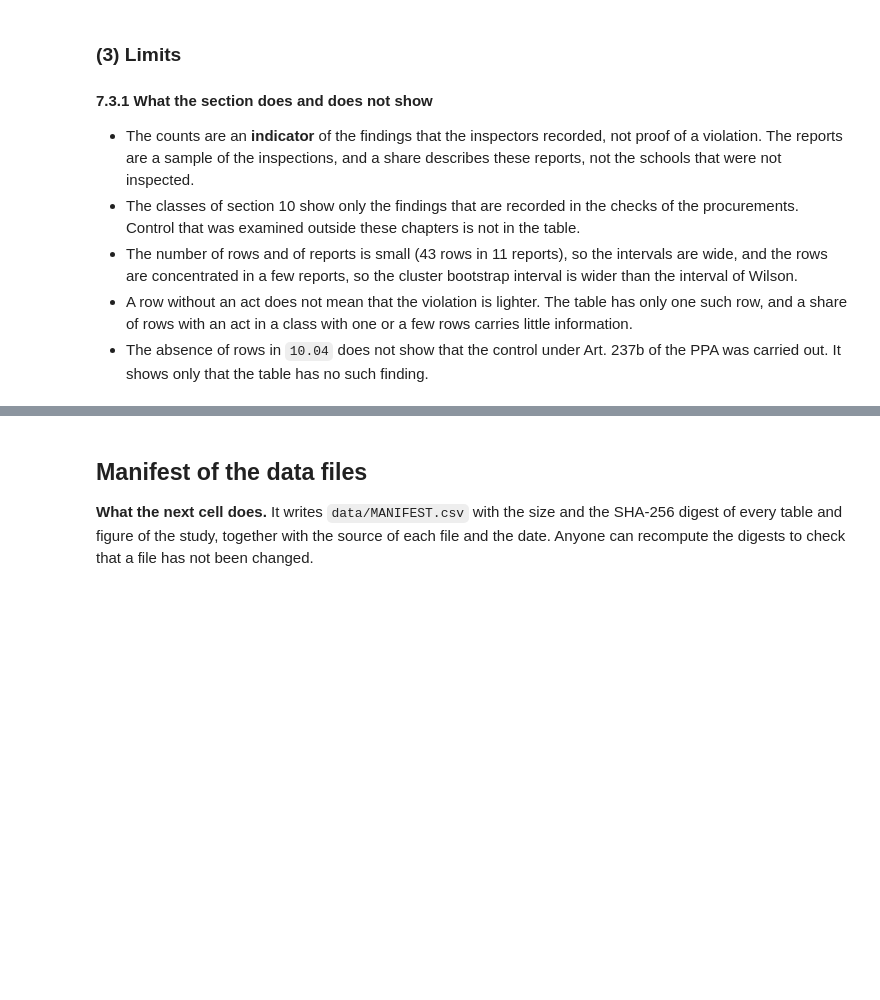
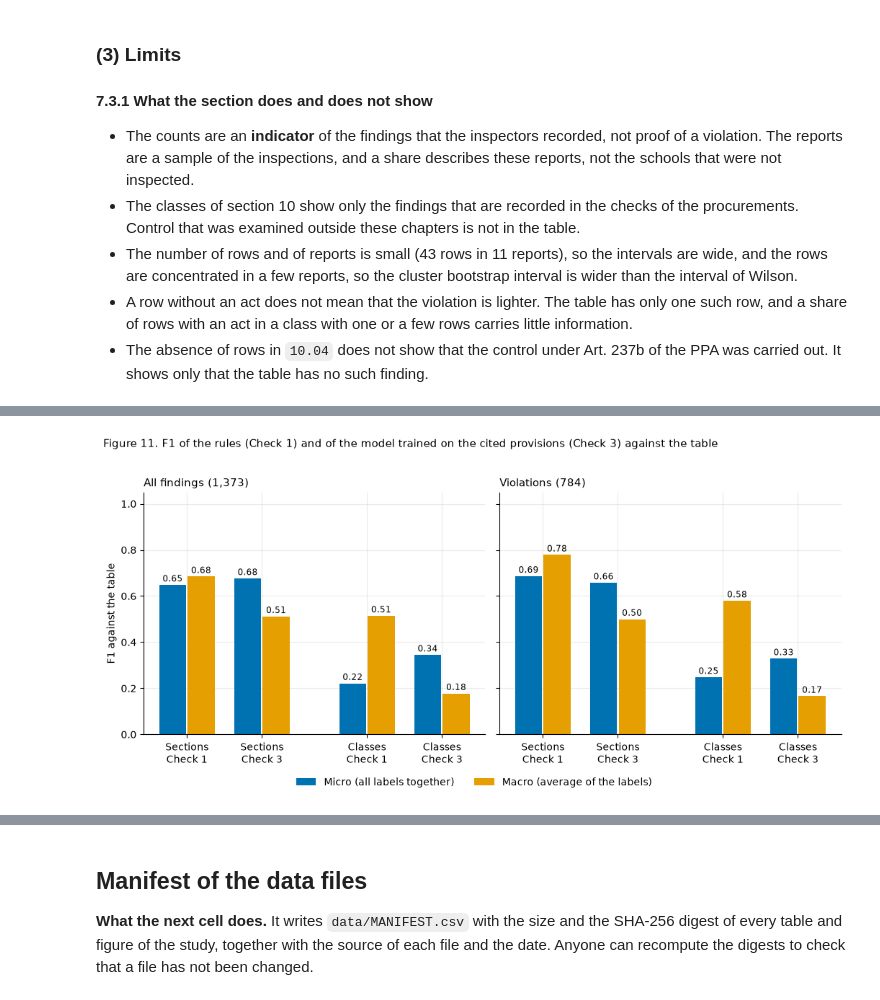
Before and after one commit to beluhov/adfi-violations-classification, a Jupyter notebook: ADFI_Violations_Classification.ipynb, the cells around one changed output, grey strips where cells are left out. Drawn from its saved outputs; the diff is of its cells as text; code cells hidden in the pictures; blank space fills up the shorter version.

```diff
--- a/ADFI_Violations_Classification.ipynb
+++ b/ADFI_Violations_Classification.ipynb
@@ -2596,0 +2878,30 @@ plt.show()
+# %%
+tf_fig, tf_axes = plt.subplots(1, 2, figsize=(10.5, 4.6), sharey=True)
+tf_panel_titles = {
+    "all_findings": f"All findings ({len(units):,})",
+    "violation_findings": f"Violations ({int(units['is_violation'].sum()):,})",
+}
+tf_groups = [("section", "Check 1", 0.0), ("section", "Check 3", 1.0), ("class", "Check 1", 2.4), ("class", "Check 3", 3.4)]
+for tf_ax, tf_unit in zip(tf_axes, unit_sets):
+    for tf_j, (tf_level, tf_check, tf_centre) in enumerate(tf_groups):
+        for tf_offset, tf_avg, tf_colour, tf_label in ((-0.19, "micro", C_BLUE, "Micro (all labels together)"), (0.19, "macro", C_ORANGE, "Macro (average of the labels)")):
+            if tf_check == "Check 1":
+                tf_value = rule_metrics[(rule_metrics["unit"] == tf_unit) & (rule_metrics["level"] == tf_level) & (rule_metrics["label"] == tf_avg)]["f1"].iloc[0]
+            else:
+                tf_value = tf_ranges[(tf_ranges["unit"] == tf_unit) & (tf_ranges["level"] == tf_level) & (tf_ranges["averaging"] == tf_avg)]["f1"].iloc[0]
+            tf_x = tf_centre + tf_offset
+            tf_ax.bar(tf_x, tf_value, width=0.36, color=tf_colour, label=tf_label if tf_j == 0 else None)
+            tf_ax.text(tf_x, tf_value + 0.015, f"{tf_value:.2f}", ha="center", fontsize=8.5)
+    tf_ax.set_xticks([g[2] for g in tf_groups])
+    tf_ax.set_xticklabels([f"{'Sections' if g[0] == 'section' else 'Classes'}\n{g[1]}" for g in tf_groups])
+    tf_ax.set_ylim(0, 1.05)
+    tf_ax.set_title(tf_panel_titles[tf_unit], loc="left")
+tf_axes[0].set_ylabel("F1 against the table")
+tf_handles, tf_names = tf_axes[0].get_legend_handles_labels()
+tf_fig.legend(tf_handles, tf_names, ncol=2, frameon=False, loc="lower center", bbox_to_anchor=(0.5, -0.06))
+tf_fig.suptitle("Figure 11. F1 of the rules (Check 1) and of the model trained on the cited provisions (Check 3) against the table", x=0.01, ha="left", y=1.02, fontsize=11)
+tf_fig.tight_layout()
+tf_fig.savefig(FIG_DIR / "F11_rule_vs_tfidf.png", bbox_inches="tight")
+plt.show()
+# %% [output]
+[figure, added]
```
Also changed, not shown: parts of 11 cells of this notebook, 3 other files.
